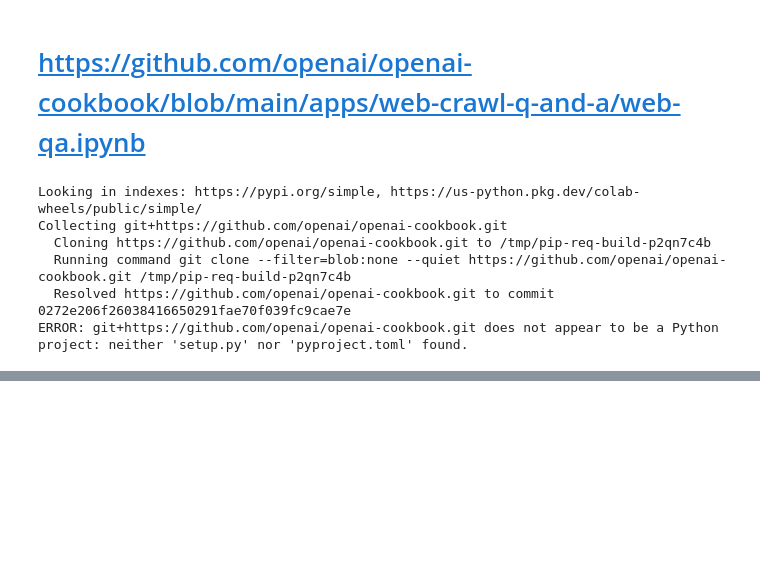
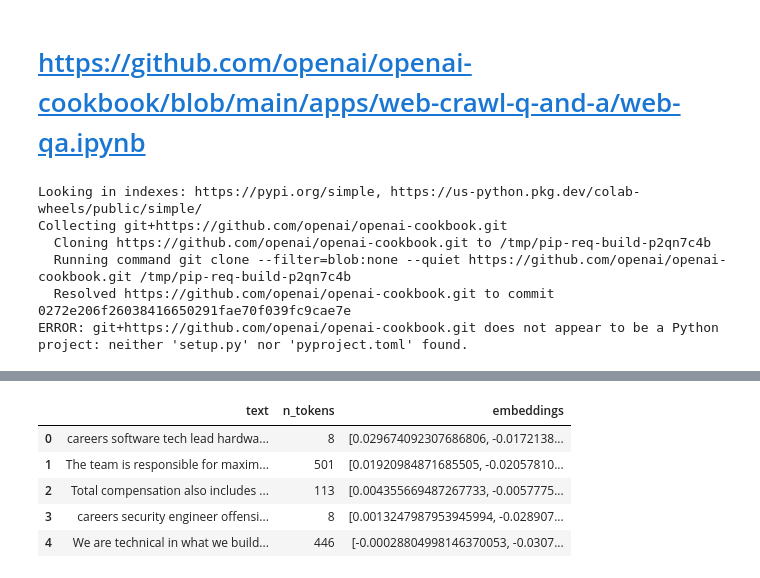
Before and after one commit to ajaycode/machine-learning, a Jupyter notebook: OpenAI.ipynb, the cells around one changed output, grey strips where cells are left out. Saved outputs shown, nothing was run; the diff lists cells and outputs as text; code cells hidden in the pictures; blank space fills up the shorter version.

```diff
--- a/OpenAI.ipynb
+++ b/OpenAI.ipynb
@@ -274,9 +330,18 @@ df.n_tokens.hist()
 # %%
 import openai
+
+openai.api_key = "BALAS_API_KEY"
 
 df['embeddings'] = df.text.apply(lambda x: openai.Embedding.create(input=x, engine='text-embedding-ada-002')['data'][0]['embedding'])
 df.to_csv('processed/embeddings.csv')
 df.head()
+# %% [output]
+|  | text | n_tokens | embeddings |
+| 0 | careers software tech lead hardwa... | 8 | [0.029674092307686806, -0.0172138... |
+| 1 | The team is responsible for maxim... | 501 | [0.01920984871685505, -0.02057810... |
+| 2 | Total compensation also includes ... | 113 | [0.004355669487267733, -0.0057775... |
+| 3 | careers security engineer offensi... | 8 | [0.0013247987953945994, -0.028907... |
+| 4 | We are technical in what we build... | 446 | [-0.00028804998146370053, -0.0307... |
 # %%
 from openai.embeddings_utils import distances_from_embeddings
 
```
Also changed, not shown: parts of 16 cells of this notebook.
